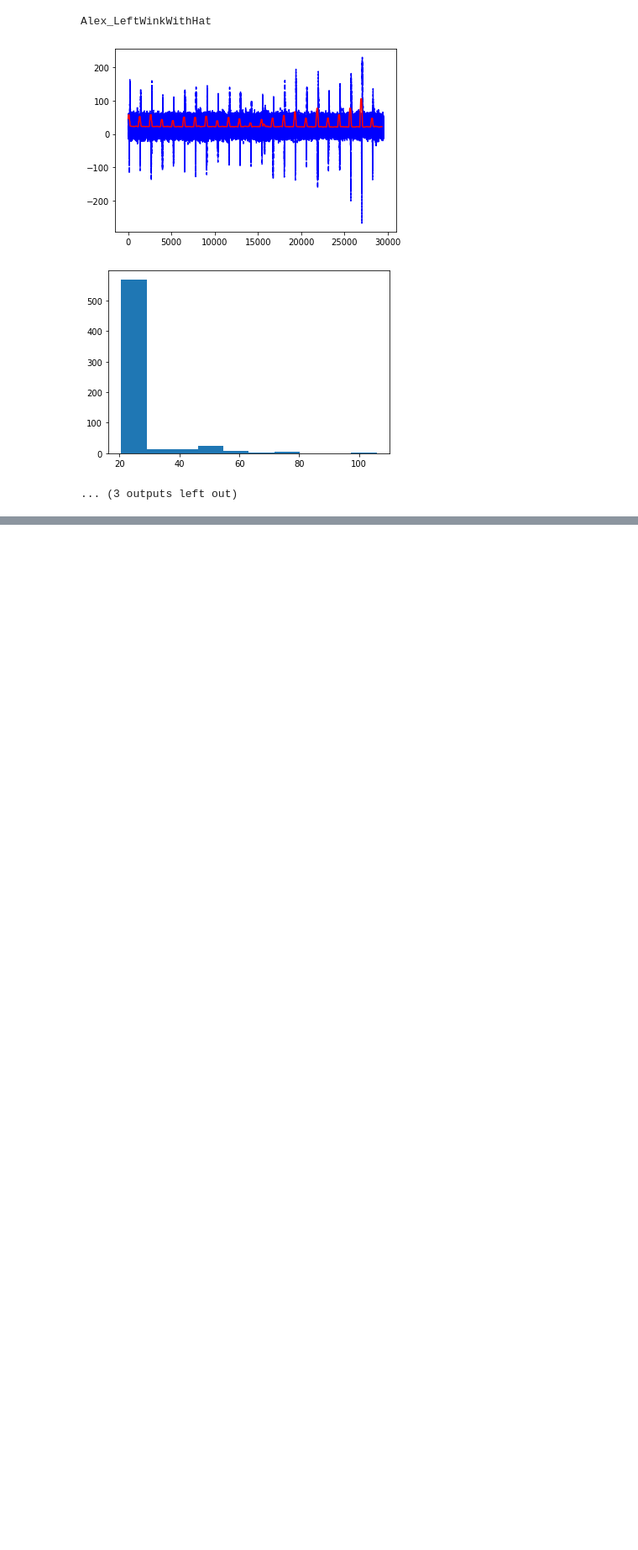
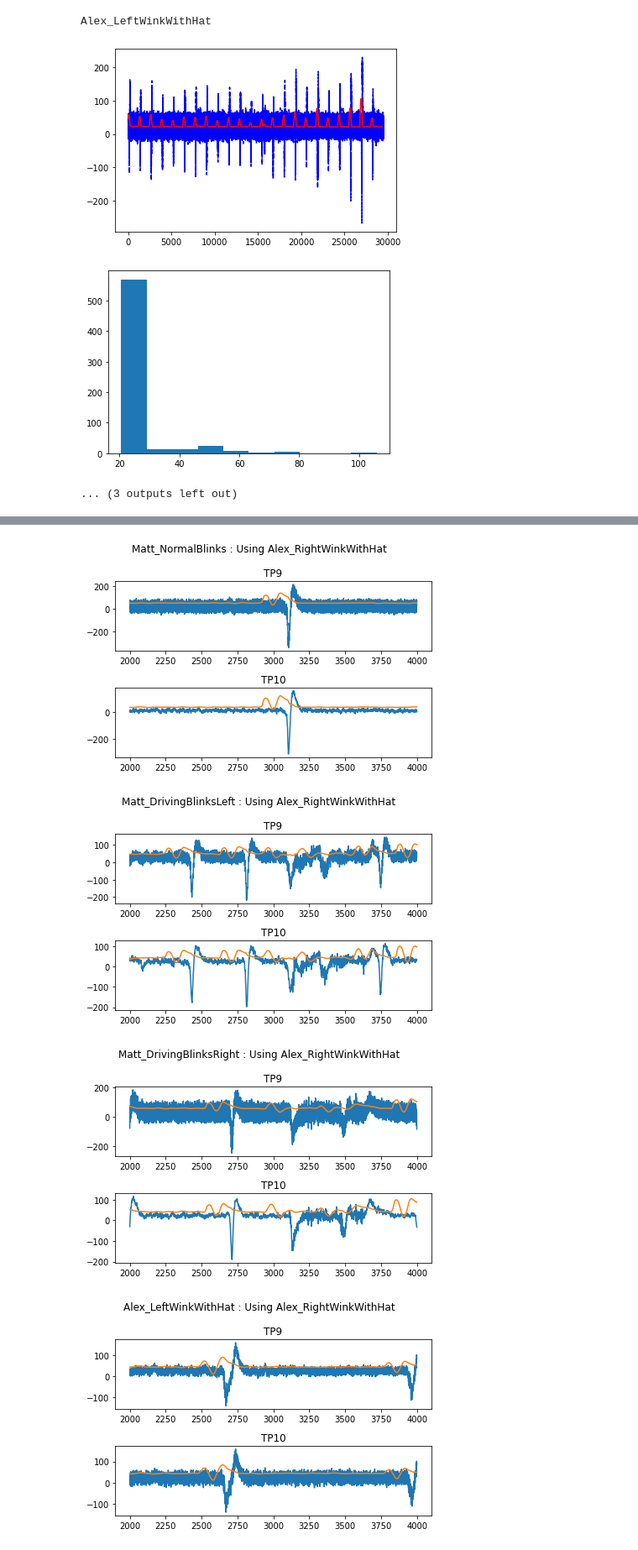
Before and after one commit to MACtion-Potential/weeping-angel, a Jupyter notebook: EyeBlink_Detection.ipynb, the cells around one changed output, grey strips where cells are left out. Shown at 84% size. Saved outputs shown, nothing was run; the diff lists cells and outputs as text; code cells hidden in the pictures; blank space fills up the shorter version.

```diff
--- a/EyeBlink_Detection.ipynb
+++ b/EyeBlink_Detection.ipynb
@@ -277,0 +294,44 @@ We can use the average left, right, and normal eye-blink as a "template" for wha
+# %%
+# Get the templates out of the data
+templates = {key : dataset.to_data_frame(picks=["AF7", "AF8", "TP9", "TP10"]) for key, dataset in evoked_data.items()}
+
+# Go through the data in chunks of size "window_size" and check the chi-squared
+# For each channel in "channels" using the corresponding template
+step_length = 1
+channels = ["TP9", "TP10"]
+chi_squareds = {dataset_name: {channel_name : [] for channel_name in channels} for dataset_name in templates.keys()}
+
+# Go through each dataset in the raw_recording dictionary
+for key, dataset in raw_recordings.items():
+    # Get the window size for this dataset based on the length of the template
+    template_to_use = "Alex_RightWinkWithHat"
+    window_size = templates[template_to_use]["time"].size
+    # Grab the template from the templates dictionary
+    template = templates[template_to_use].divide(10**6)
+    # Go through the raw_recording in steps of window_size
+    for i in range(0, dataset["timestamps"].size - window_size, 1):
+        # Get the window
+        window = dataset.iloc[i:i+window_size]
+        # Apply the template to each channel and store the corresponding chi_squared
+        for channel in channels:
+            chi_squared = ((window[channel].values - template[channel].values)**2).sum() / window_size**2
+            chi_squareds[key][channel].append(chi_squared)
+# %%
+# Plot so we can see how well we distinguish
+left = 2000
+right = 4000
+for key in templates.keys():
+    fig, ax = plt.subplots(2,1)
+    fig.suptitle(f"{key} : Using {template_to_use}")
+    for channel_idx in range(len(channels)):
+        channel = channels[channel_idx]
+        ax[channel_idx].plot(raw_recordings[key][channel][left:right])
+        ax[channel_idx].plot(range(left, right), (np.array(chi_squareds[key][channel]))[left:right])
+        ax[channel_idx].set_title(f"{channel}")
+    plt.tight_layout()
+    plt.show()
+# %% [output]
+[figure, added]
+[figure, added]
+[figure, added]
+[figure, added]
```
Also changed, not shown: parts of 2 cells of this notebook.
